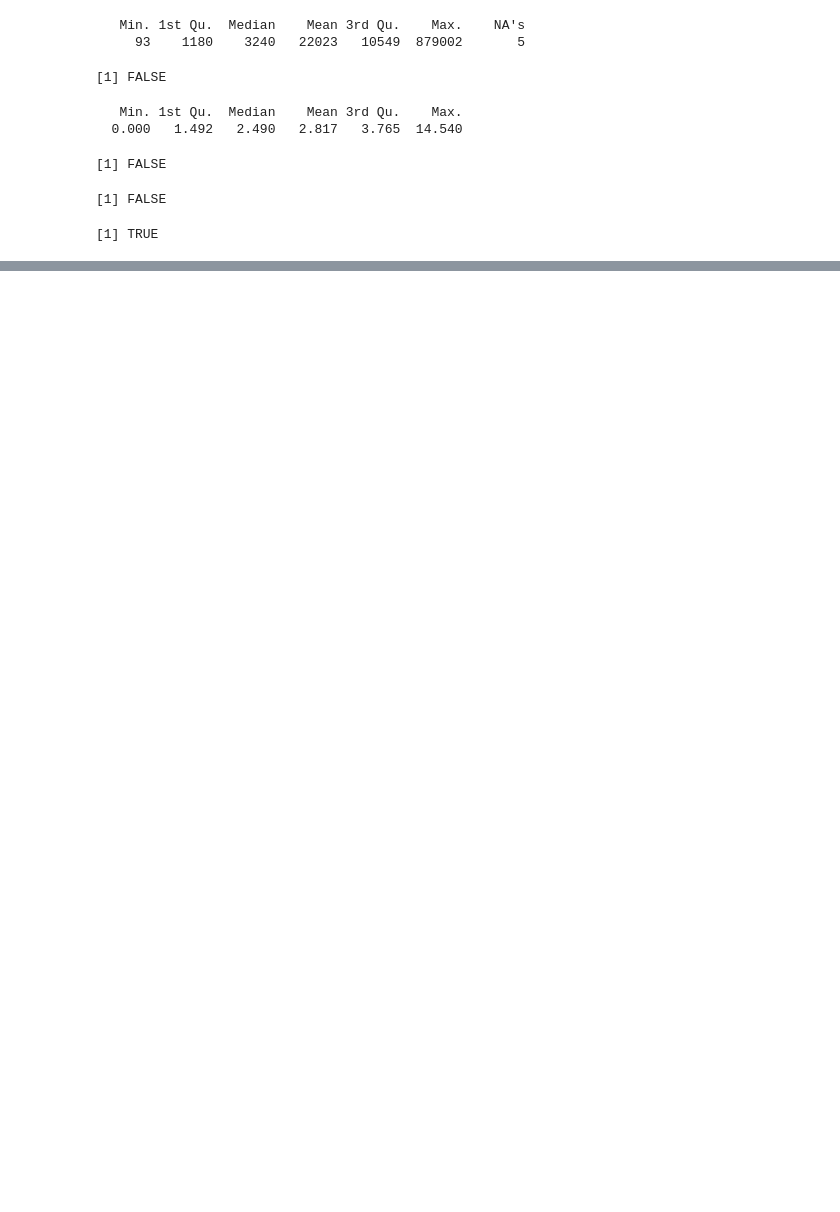
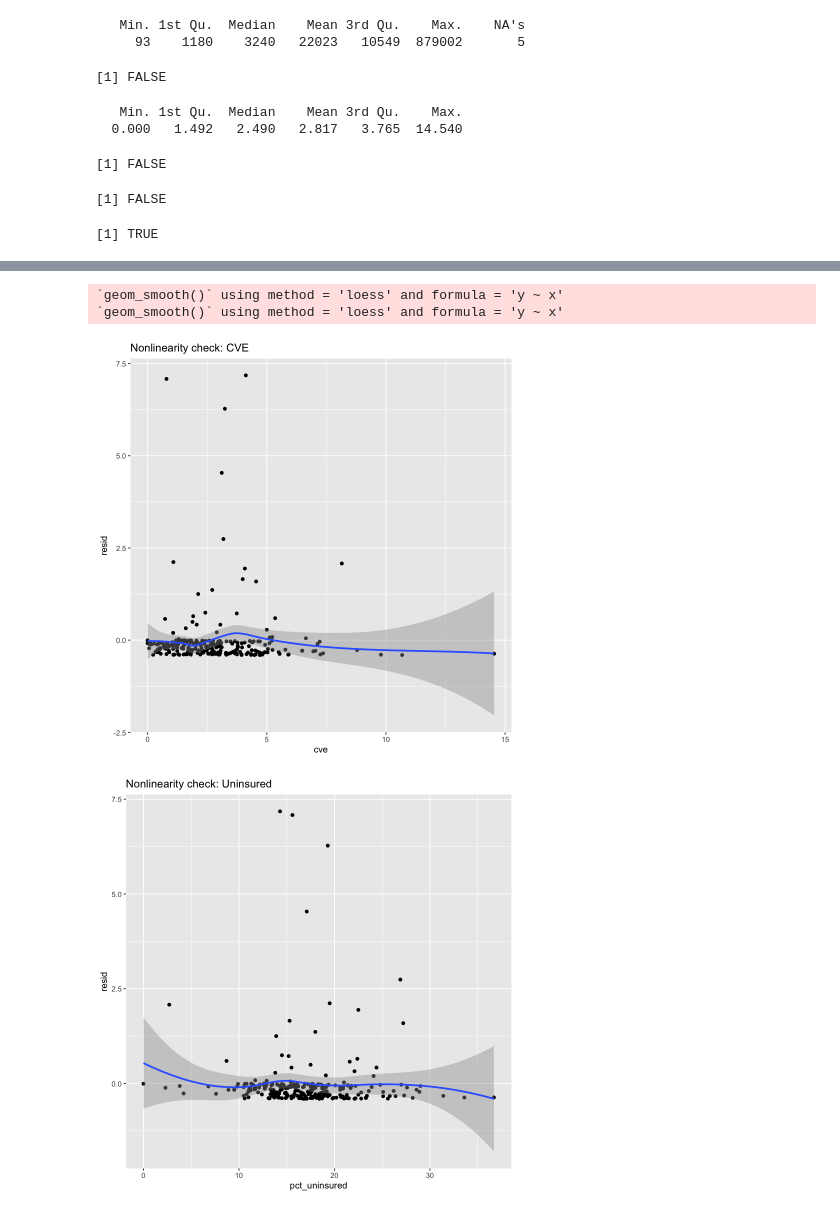
Before and after one commit to aichacamara/Measles-Outbreak-and-Public-Policy-Reluctance, a Jupyter notebook: 2026SP-stat/brfss_w_cve.ipynb, the cells around one changed output, grey strips where cells are left out. Drawn from its saved outputs; the diff is of its cells as text; code cells hidden in the pictures; blank space fills up the shorter version.

```diff
--- a/2026SP-stat/brfss_w_cve.ipynb
+++ b/2026SP-stat/brfss_w_cve.ipynb
@@ -239,0 +780,14 @@ scl(pct_cl)  0.246
+# %%
+# Step 1: Find which rows were actually used in the model
+model_rows <- as.integer(names(residuals(model_final, type = "pearson")))
+
+# Step 2: Create a subset of county_data that matches the model
+county_data_model <- county_data[model_rows, ]
+
+# Step 3: Now safely attach residuals
+county_data_model$resid <- residuals(model_final, type = "pearson")
+
+# Step 4: Check which rows were dropped and why
+dropped <- county_data[-model_rows, ]
+print(dropped)                        # see what's special about rows 62, 160, 161, 162
+colSums(is.na(county_data))           # find which columns have NAs
@@ -239,0 +825,15 @@ scl(pct_cl)  0.246
+# %%
+library(ggplot2)
+
+ggplot(county_data_model, aes(x = cve, y = resid)) +
+  geom_point() + geom_smooth() +
+  labs(title = "Nonlinearity check: CVE")
+
+ggplot(county_data_model, aes(x = pct_uninsured, y = resid)) +
+  geom_point() + geom_smooth() +
+  labs(title = "Nonlinearity check: Uninsured")
+# %% [output]
+`geom_smooth()` using method = 'loess' and formula = 'y ~ x'
+`geom_smooth()` using method = 'loess' and formula = 'y ~ x'
+[figure, added]
+[figure, added]
```
Also changed, not shown: parts of 29 cells of this notebook, 11 other files.
